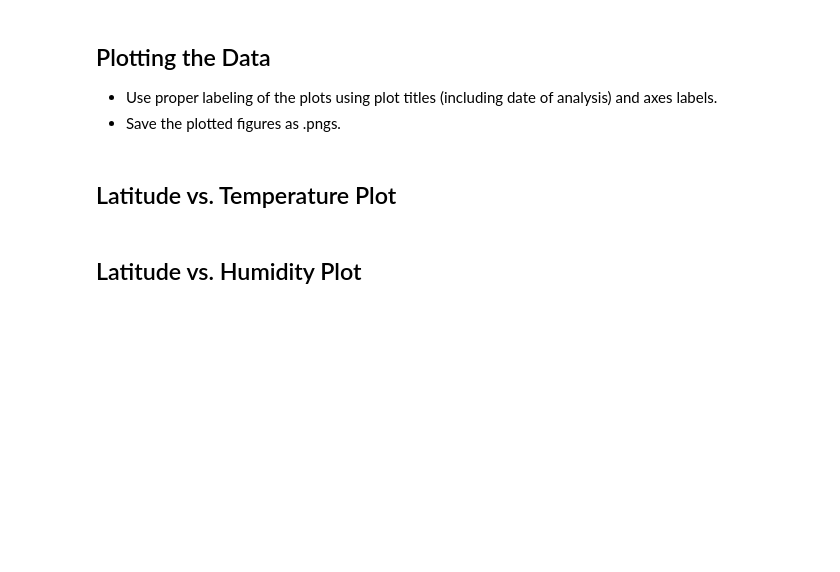
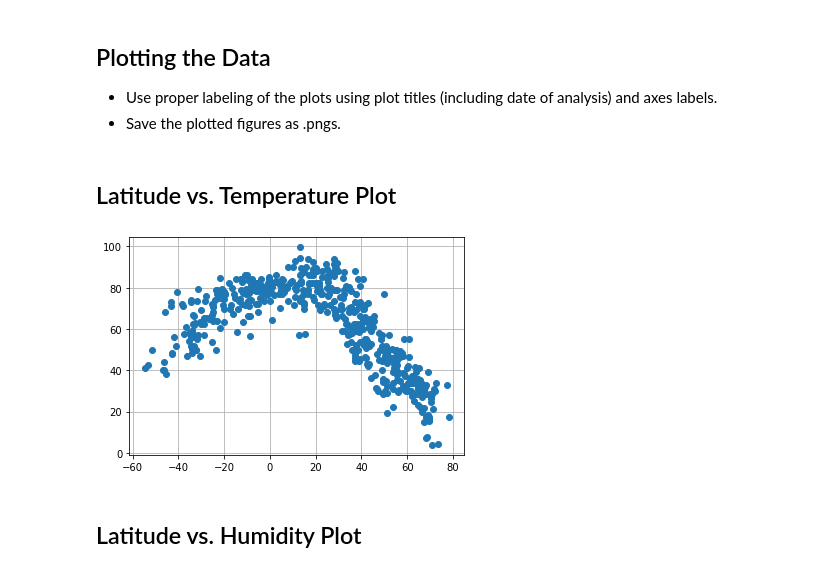
Before and after one commit to 3065923/Jake_API_Map, a Jupyter notebook: Weather_Jake.py/Weather_Jake_Py.ipynb, the cells around one changed output. Saved outputs shown, nothing was run; the diff lists cells and outputs as text; code cells hidden in the pictures; blank space fills up the shorter version.

Commit message:
Vacation api complete. Four primary weather plots have been plotted. Further analysis needed on Vacation/hotel data.

```diff
--- a/Weather_Jake.py/Weather_Jake_Py.ipynb
+++ b/Weather_Jake.py/Weather_Jake_Py.ipynb
@@ -199,5 +199,29 @@ weather_df.to_csv('weather_data.csv', index=False)
 * Save the plotted figures as .pngs.
 # %% [markdown]
 ## Latitude vs. Temperature Plot
+# %%
+#plot line plot
+fig1, ax1 = plt.subplots()
+
+x_latitude= weather_df['Lat']
+y_temperature= weather_df['Max Temp']
+
+# ax3.set_xlabel('Weight (g)')
+# ax3.set_ylabel('Tumor Volume (mm3)')
+# ax3.set_title('Observing Weight vs Avg Tumor Volume with Capomulin Treatment')
+
+# #limits
+# plt.xlim(13, (x_weight.max()+1).item())
+# plt.ylim(32, (y_volume.max()+2).item())
+
+ax1.plot(x_latitude, y_temperature, 'o')
+
+# Set a grid on the plot
+plt.grid()
+
+
+plt.show()
+# %% [output]
+[figure, added]
 # %% [markdown]
 ## Latitude vs. Humidity Plot
```
Also changed, not shown: parts of 3 cells of this notebook, 1 other file.
